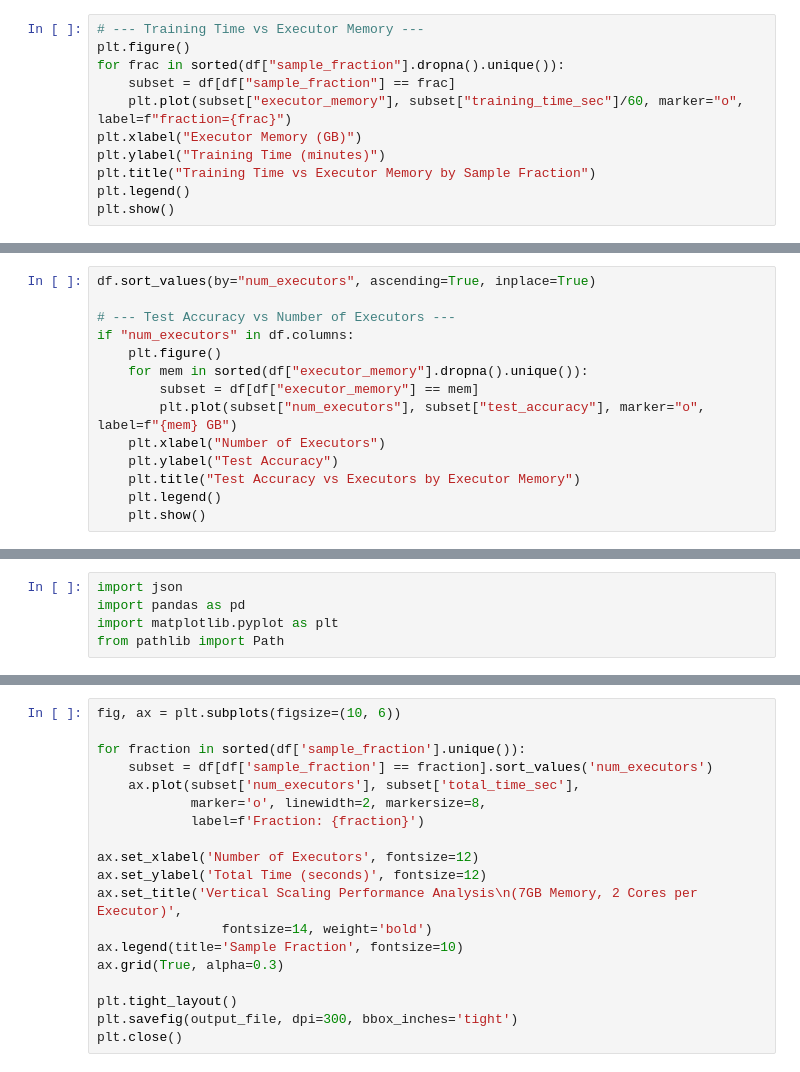
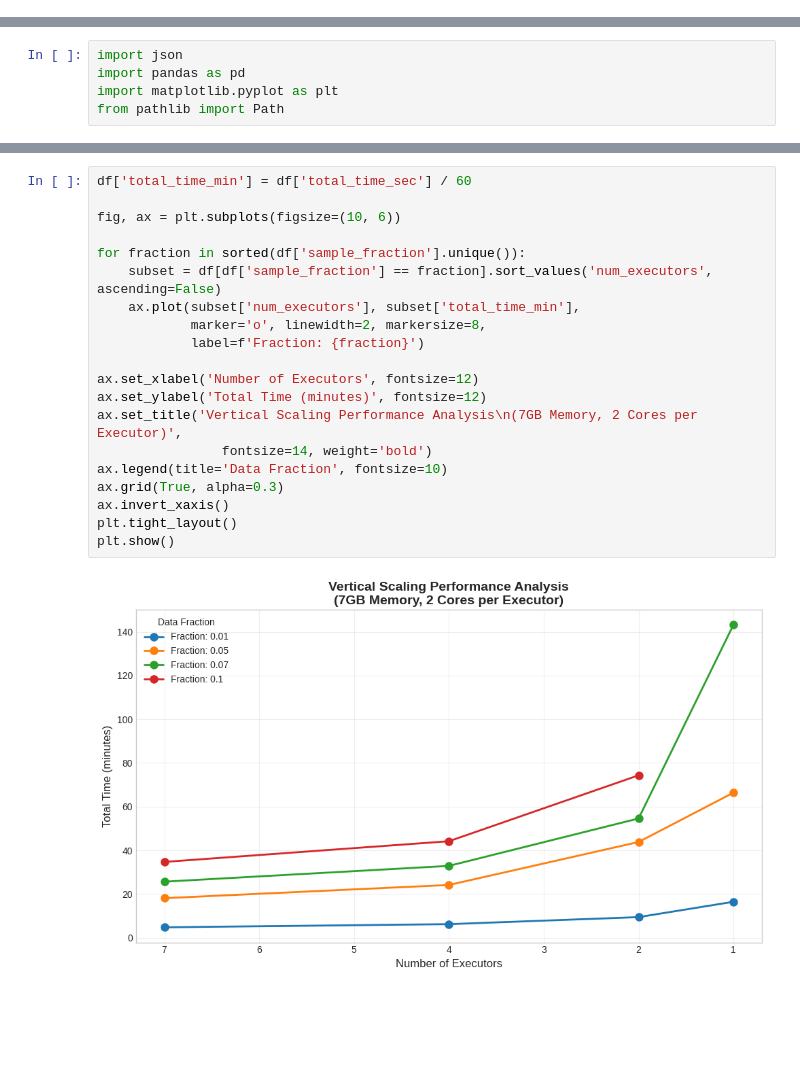
Before and after one commit to kshitijrajsharma/fractal-ml-distributed-computing, a Jupyter notebook: analysis/graphics.ipynb, the cells around one changed output, grey strips where cells are left out. Cells and saved outputs as stored; diff of their text form; blank space fills up the shorter version.

Commit message:
fix : fixes the chart and produces single chart for the report

```diff
--- a/analysis/graphics.ipynb
+++ b/analysis/graphics.ipynb
@@ -80,11 +0,0 @@ plt.grid(True)
-# %%
-# --- Training Time vs Executor Memory ---
-plt.figure()
-for frac in sorted(df["sample_fraction"].dropna().unique()):
-    subset = df[df["sample_fraction"] == frac]
-    plt.plot(subset["executor_memory"], subset["training_time_sec"]/60, marker="o", label=f"fraction={frac}")
-plt.xlabel("Executor Memory (GB)")
-plt.ylabel("Training Time (minutes)")
-plt.title("Training Time vs Executor Memory by Sample Fraction")
-plt.legend()
-plt.show()
@@ -93,14 +0,0 @@ plt.show()
-# %%
-df.sort_values(by="num_executors", ascending=True, inplace=True)
-
-# --- Test Accuracy vs Number of Executors ---
-if "num_executors" in df.columns:
-    plt.figure()
-    for mem in sorted(df["executor_memory"].dropna().unique()):
-        subset = df[df["executor_memory"] == mem]
-        plt.plot(subset["num_executors"], subset["test_accuracy"], marker="o", label=f"{mem} GB")
-    plt.xlabel("Number of Executors")
-    plt.ylabel("Test Accuracy")
-    plt.title("Test Accuracy vs Executors by Executor Memory")
-    plt.legend()
-    plt.show()
@@ -129,19 +40,22 @@ df
 # %%
+df['total_time_min'] = df['total_time_sec'] / 60
+
 fig, ax = plt.subplots(figsize=(10, 6))
 
 for fraction in sorted(df['sample_fraction'].unique()):
-    subset = df[df['sample_fraction'] == fraction].sort_values('num_executors')
-    ax.plot(subset['num_executors'], subset['total_time_sec'],
+    subset = df[df['sample_fraction'] == fraction].sort_values('num_executors', ascending=False)
+    ax.plot(subset['num_executors'], subset['total_time_min'],
             marker='o', linewidth=2, markersize=8,
             label=f'Fraction: {fraction}')
 
 ax.set_xlabel('Number of Executors', fontsize=12)
-ax.set_ylabel('Total Time (seconds)', fontsize=12)
+ax.set_ylabel('Total Time (minutes)', fontsize=12)
 ax.set_title('Vertical Scaling Performance Analysis\n(7GB Memory, 2 Cores per Executor)',
                 fontsize=14, weight='bold')
-ax.legend(title='Sample Fraction', fontsize=10)
+ax.legend(title='Data Fraction', fontsize=10)
 ax.grid(True, alpha=0.3)
-
+ax.invert_xaxis()
 plt.tight_layout()
-plt.savefig(output_file, dpi=300, bbox_inches='tight')
-plt.close()
+plt.show()
+# %% [output]
+[figure, added]
```
Also changed, not shown: parts of 11 cells of this notebook, 17 other files.
